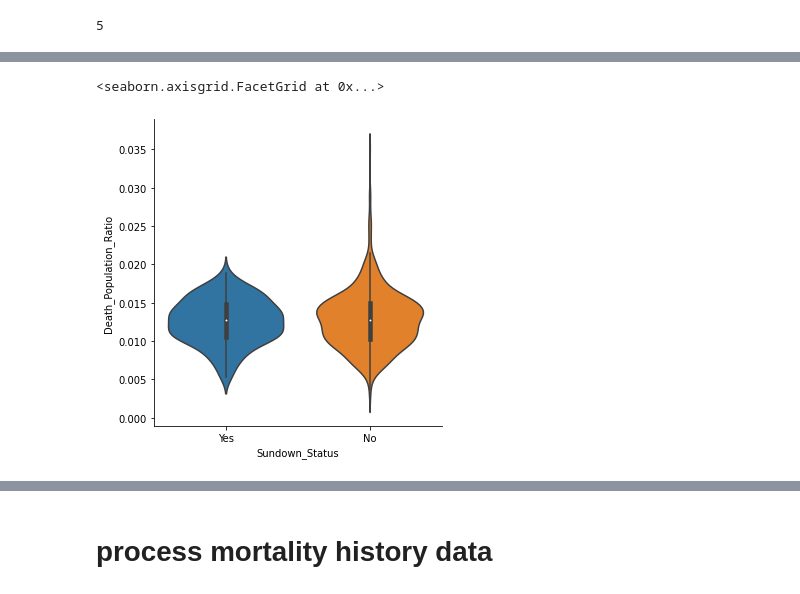
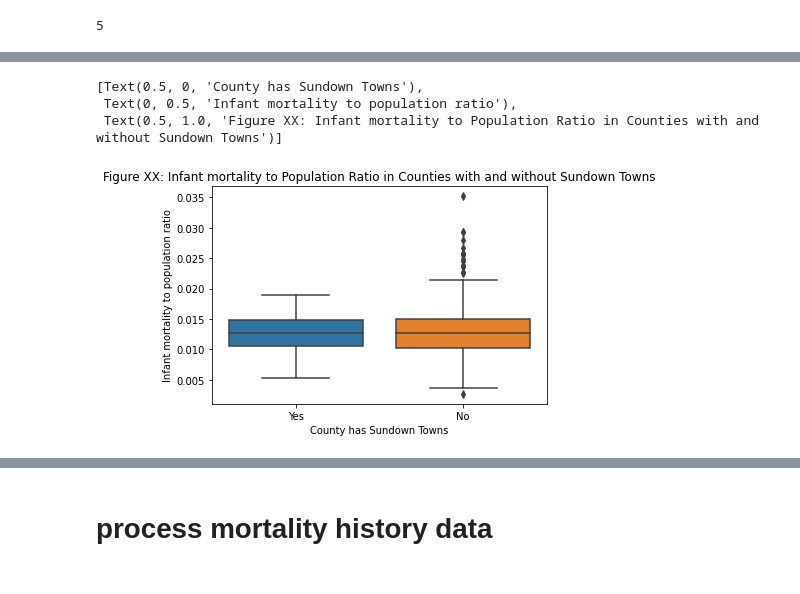
Before and after one commit to franklinyang/hds_fy_kh, a Jupyter notebook: notebooks/EDA.ipynb, the cells around one changed output, grey strips where cells are left out. Saved outputs shown, nothing was run; the diff lists cells and outputs as text; code cells hidden in the pictures.

Commit message:
updating figures and notebooks

```diff
--- a/notebooks/EDA.ipynb
+++ b/notebooks/EDA.ipynb
@@ -271,13 +291,20 @@ df_black_infant_general = df_black_infant_mortality[~df_black_infant_mortality.C
 # %%
 df_black_infant_top10['Sundown_Status'] = 'Yes'
 df_black_infant_general['Sundown_Status'] = 'No'
 
 df_sundown_mortality_black_infant = pd.concat([df_black_infant_top10, df_black_infant_general])
 
-sns.catplot(data=df_sundown_mortality_black_infant, kind="violin", x="Sundown_Status", y="Death_Population_Ratio")
+# sns.catplot(data=df_sundown_mortality_black_infant, kind="violin", x="Sundown_Status", y="Death_Population_Ratio")
+
+plot = sns.boxplot(data=df_sundown_mortality_black_infant, x="Sundown_Status", y="Death_Population_Ratio")
+plot.set(xlabel='County has Sundown Towns',
+         ylabel='Infant mortality to population ratio',
+         title='Figure XX: Infant mortality to Population Ratio in Counties with and without Sundown Towns')
 # %% [output]
-<seaborn.axisgrid.FacetGrid at 0x...>
+[Text(0.5, 0, 'County has Sundown Towns'),
+ Text(0, 0.5, 'Infant mortality to population ratio'),
+ Text(0.5, 1.0, 'Figure XX: Infant mortality to Population Ratio in Counties with and without Sundown Towns')]
-[figure, old version]
+[figure, new version]
 # %%
 df_temp = df_black_infant_mortality[df_black_infant_mortality.County.isin(intersect)]
 df_temp2 = df_black_infant_mortality[~df_black_infant_mortality.County.isin(intersect)]
```
Also changed, not shown: parts of 26 cells of this notebook, 6 other files.
